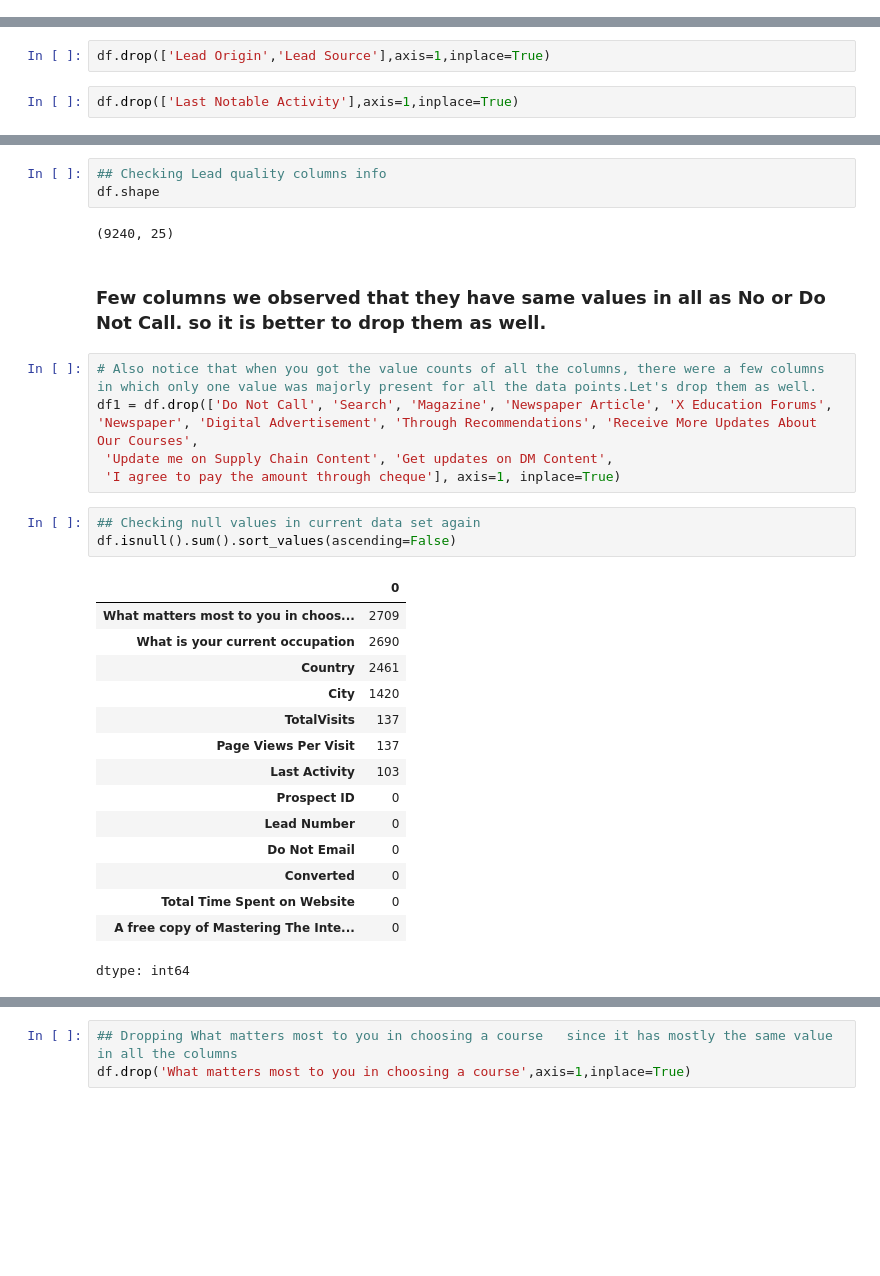
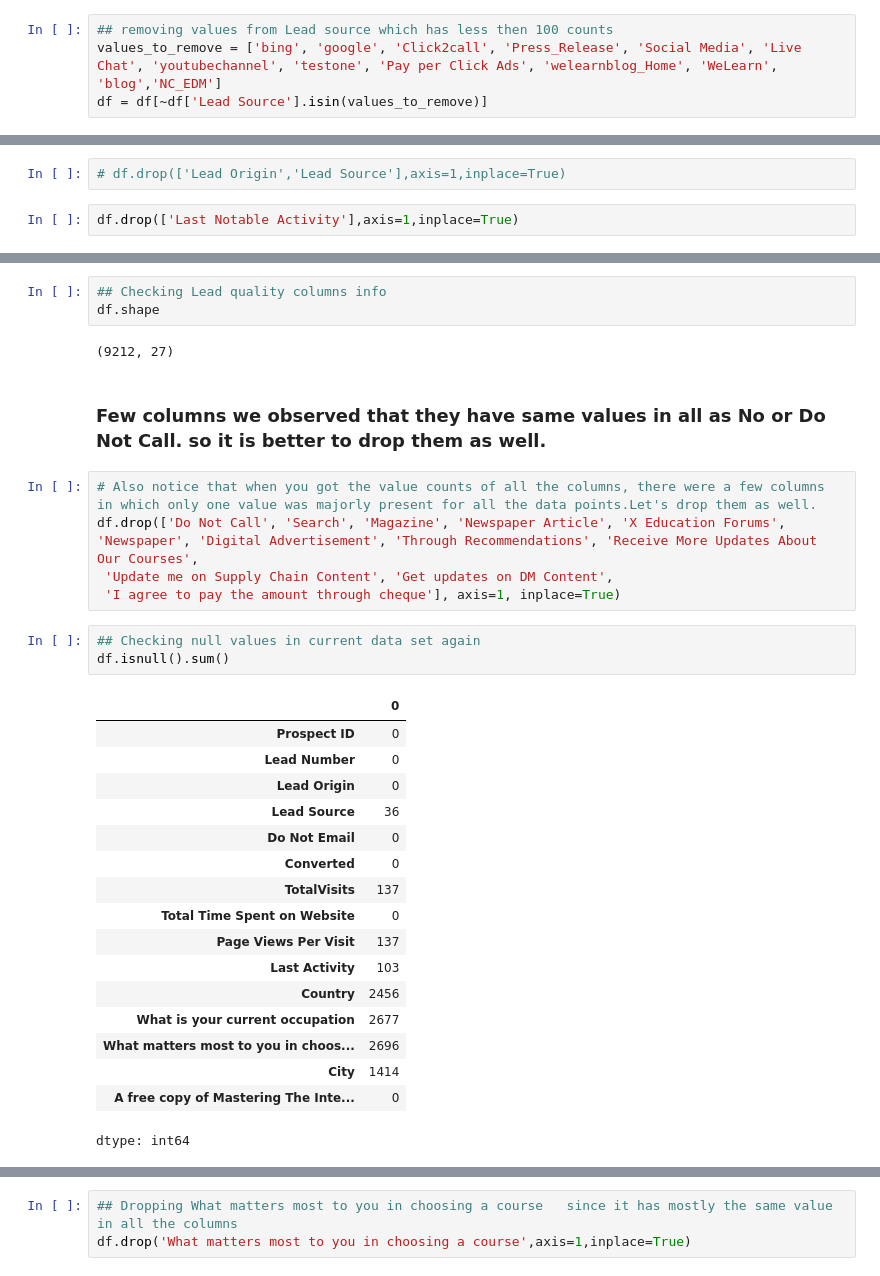
Before and after one commit to bunnynoddy14/Lead_score, a Jupyter notebook: Lead_score.ipynb, the cells around one changed output, grey strips where cells are left out. Cells and saved outputs as stored; diff of their text form; blank space fills up the shorter version.

```diff
--- a/Lead_score.ipynb
+++ b/Lead_score.ipynb
@@ -159,8 +182,12 @@ Name: count, dtype: int64
+# %%
+## removing values from Lead source which has less then 100 counts
+values_to_remove = ['bing', 'google', 'Click2call', 'Press_Release', 'Social Media', 'Live Chat', 'youtubechannel', 'testone', 'Pay per Click Ads', 'welearnblog_Home', 'WeLearn', 'blog','NC_EDM']
+df = df[~df['Lead Source'].isin(values_to_remove)]
 # %%
 ## Lead profile, Specialisation and How did you hear about X Education seems very less realted data hence can be dropped
 df.drop(['Lead Profile','Specialization','How did you hear about X Education'],axis=1,inplace=True)
 # %%
-df.drop(['Lead Origin','Lead Source'],axis=1,inplace=True)
+# df.drop(['Lead Origin','Lead Source'],axis=1,inplace=True)
 # %%
 df.drop(['Last Notable Activity'],axis=1,inplace=True)
 # %%
@@ -188,32 +215,34 @@ dtype: float64
 ## Checking Lead quality columns info
 df.shape
 # %% [output]
-(9240, 25)
+(9212, 27)
 # %% [markdown]
 ### Few columns we observed that they have same values in all as No or Do Not Call. so it is better to drop them as well.
 # %%
 # Also notice that when you got the value counts of all the columns, there were a few columns in which only one value was majorly present for all the data points.Let's drop them as well.
-df1 = df.drop(['Do Not Call', 'Search', 'Magazine', 'Newspaper Article', 'X Education Forums',
+df.drop(['Do Not Call', 'Search', 'Magazine', 'Newspaper Article', 'X Education Forums',
 'Newspaper', 'Digital Advertisement', 'Through Recommendations', 'Receive More Updates About Our Courses',
  'Update me on Supply Chain Content', 'Get updates on DM Content',
  'I agree to pay the amount through cheque'], axis=1, inplace=True)
 # %%
 ## Checking null values in current data set again
-df.isnull().sum().sort_values(ascending=False)
+df.isnull().sum()
 # %% [output]
 |  | 0 |
-| What matters most to you in choos... | 2709 |
-| What is your current occupation | 2690 |
-| Country | 2461 |
-| City | 1420 |
+| Prospect ID | 0 |
+| Lead Number | 0 |
+| Lead Origin | 0 |
+| Lead Source | 36 |
+| Do Not Email | 0 |
+| Converted | 0 |
 | TotalVisits | 137 |
+| Total Time Spent on Website | 0 |
 | Page Views Per Visit | 137 |
 | Last Activity | 103 |
-| Prospect ID | 0 |
-| Lead Number | 0 |
-| Do Not Email | 0 |
-| Converted | 0 |
-| Total Time Spent on Website | 0 |
+| Country | 2456 |
+| What is your current occupation | 2677 |
+| What matters most to you in choos... | 2696 |
+| City | 1414 |
 | A free copy of Mastering The Inte... | 0 |
 dtype: int64
 # %%
```
Also changed, not shown: parts of 70 cells of this notebook.
